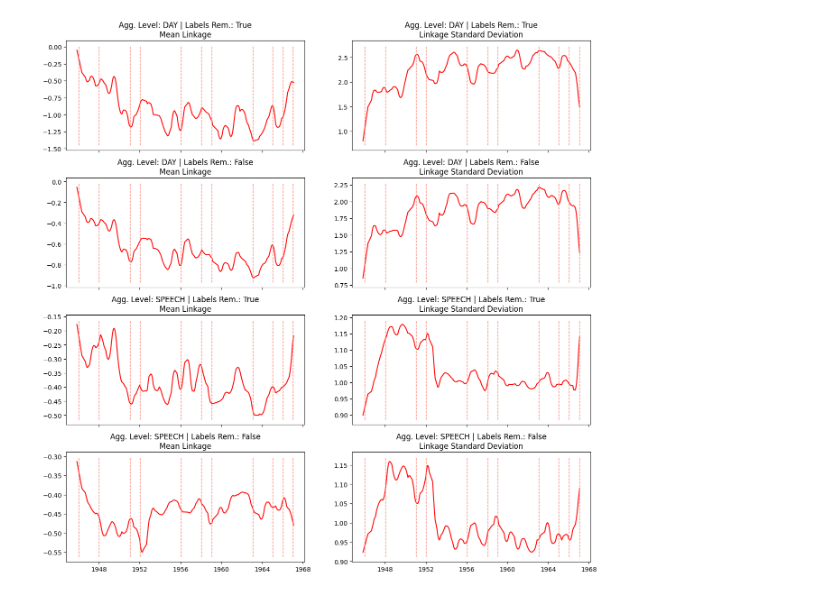
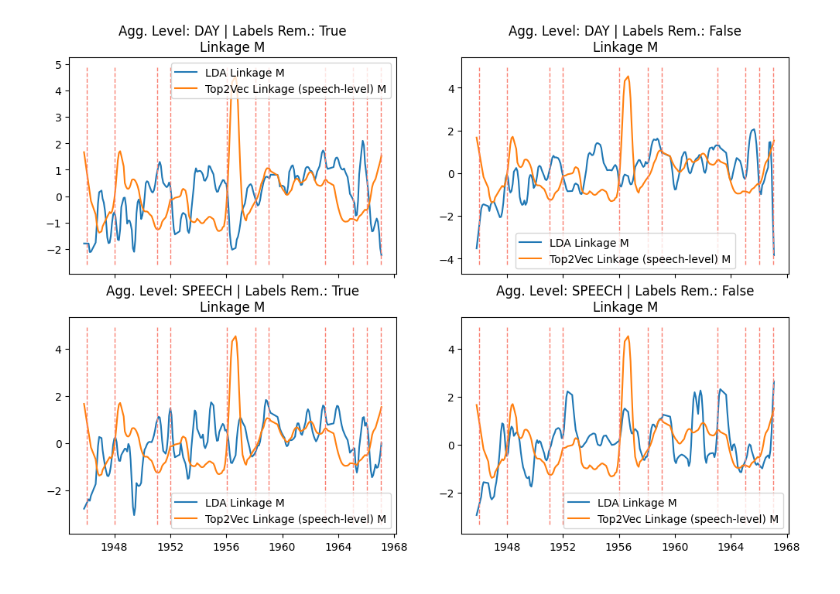
Before and after one commit to rubenros1795/linkage, a Jupyter notebook: 06-lda-linkage.ipynb, the cells around one changed output. Drawn from its saved outputs; the diff is of its cells as text; code cells hidden in the pictures.

Commit message:
adapted dataloader to new models, adde model_checks notebook, include different model types in figures

```diff
--- a/06-lda-linkage.ipynb
+++ b/06-lda-linkage.ipynb
@@ -15,3 +15,5 @@ from helpers.afa import adaptive_filter
 from helpers.visuals import add_cabinet_periods
 
 cf = yaml.safe_load(Path('config.yml').read_text())
+
+linkage_stats = pd.read_csv('results/linkage-stats-month.csv',sep='\t')
@@ -18,39 +45,28 @@ cf = yaml.safe_load(Path('config.yml').read_text())
 # %%
 model_options = [("day",['rhet','nonsem','proc']),("day",[]),("speech",['rhet','nonsem','proc']),("speech",[])]
 
 c = 0
 
-fig,axs = plt.subplots(4,2,sharex=True,figsize=(15,15))
+fig,axs = plt.subplots(2,2,sharex=True,figsize=(12,8))
 
 for agg_level, remove_labels in model_options:
     data = dataloader.load_lda(cf,agg_level=agg_level,remove_labels=remove_labels)
     dists = data['dists']
 
     dict_date_theta = {d:_.to_numpy() for d,_ in dists.groupby(dists.index.to_period('M'))}
     stats, mi_arrays = diachronic_linkage(dict_date_theta)
     stats = pd.DataFrame(stats)
+    stats['m_afa'] = np.squeeze(np.asarray(adaptive_filter(stats.m,span=100)))
+    stats['m_afa_z'] = zscore(stats.m_afa)
+    ax = axs.flatten()[c]
+    ax.plot(stats.date.dt.to_timestamp(),stats.m_afa_z, label='LDA Linkage M')
+    ax.plot(stats.date.dt.to_timestamp(),zscore(linkage_stats.m_afa), label='Top2Vec Linkage (speech-level) M')
 
-    for col in ['mi_mu','mi_sigma']:
-        stats[col+'_afa'] = adaptive_filter(stats[col])
-    stats['date'] = pd.to_datetime(stats.date.dt.to_timestamp(),infer_datetime_format=True)
-
-    ax = axs.flatten()[c]
-    ax.plot(stats.date,stats.mi_mu_afa,color='red')
-    ax.set_title(f'Agg. Level: {agg_level.upper()} | Labels Rem.: {"True" if len(remove_labels) > 0 else False}\nMean Linkage',fontsize=12)
     add_cabinet_periods(ax,text=False,alpha=1)
-    # ax.vlines(x=[f'{y}-01-01' for y in range(1946,1967)], ymin=ax.get_ylim()[0], ymax=ax.get_ylim()[1], color='k', ls='--',alpha=.25, lw=.75)
-    ax.grid(True,which='minor')
-
-    ax = axs.flatten()[c+1]
-    ax.plot(stats.date,stats.mi_sigma_afa,color='red')
-    ax.set_title(f'Agg. Level: {agg_level.upper()} | Labels Rem.: {"True" if len(remove_labels) > 0 else False}\nLinkage Standard Deviation',fontsize=12)
-    add_cabinet_periods(ax,text=False,alpha=1) #change path name here
-    # ax.vlines(x=[f'{y}-01-01' for y in range(1946,1967)], ymin=ax.get_ylim()[0], ymax=ax.get_ylim()[1], color='k', ls='--',alpha=.25, lw=.75)
-    ax.grid(True,which='minor')
-
-    c += 2
-plt.subplots_adjust(hspace=.25)
-plt.savefig('figs/lda-linkage-level-label-comparison.pdf')
+    ax.set_title(f'Agg. Level: {agg_level.upper()} | Labels Rem.: {"True" if len(remove_labels) > 0 else False}\nLinkage M',fontsize=12)
+    ax.legend(loc='best')
+    c += 1
+plt.savefig('figs/lda-top2vec-comparison.pdf')
 plt.show()
 # %% [output]
-[figure, old version]
+[figure, new version]
```
Also changed, not shown: parts of 1 cell of this notebook, 29 other files.
